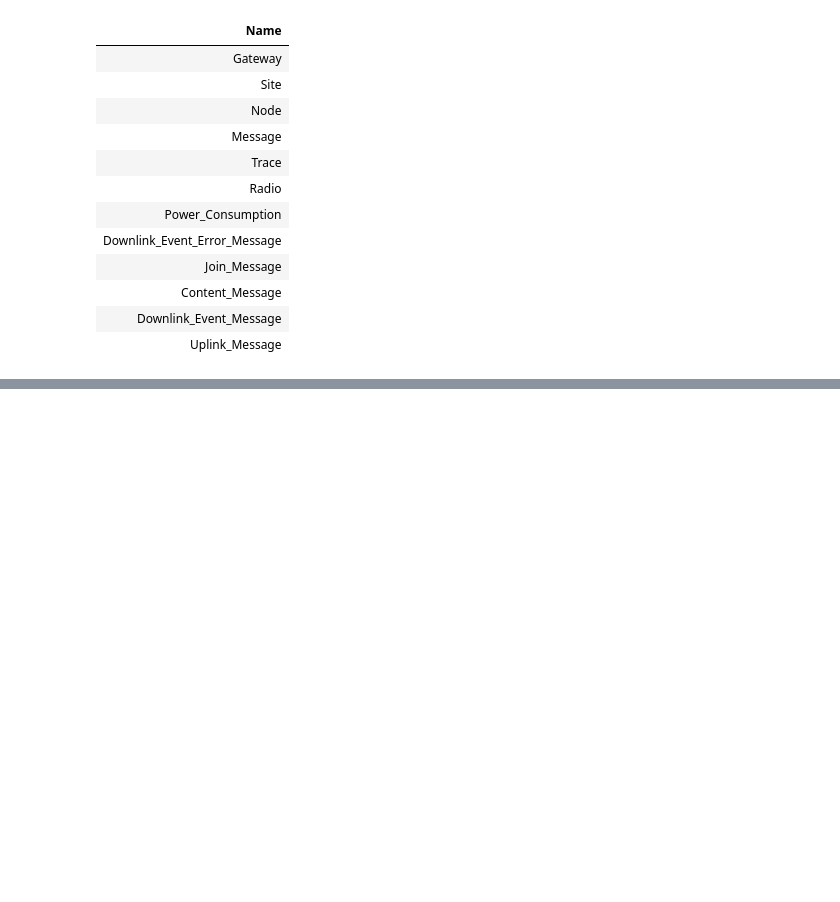
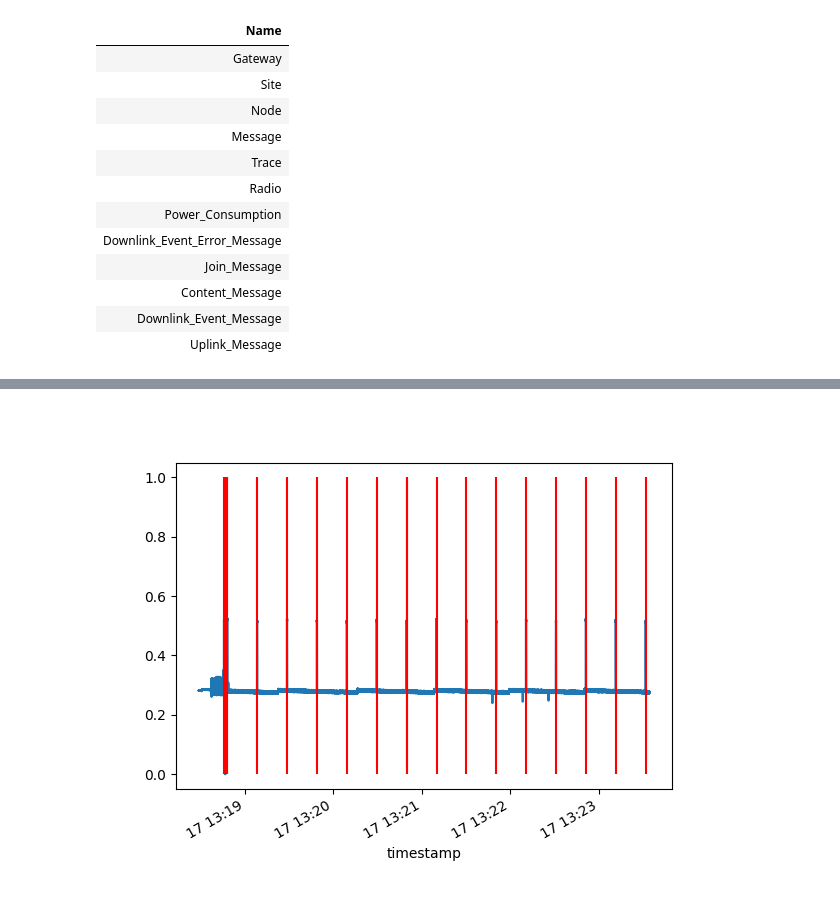
Before and after one commit to FlapKap/Terra, a Jupyter notebook: experiment/visualize.ipynb, the cells around one changed output, grey strips where cells are left out. Saved outputs shown, nothing was run; the diff lists cells and outputs as text; code cells hidden in the pictures; blank space fills up the shorter version.

```diff
--- a/experiment/visualize.ipynb
+++ b/experiment/visualize.ipynb
@@ -114,3 +96,15 @@ plt.show()
+# %%
+plt.figure()
+# single node
+power_single = power[(power["node_id"] =="70B3D57ED005E88A")]
+power_single["power"].plot()
+power_diff = power_single[(power_single["node_id"] =="70B3D57ED005E88A")]["power"].diff()
+
+filtered_power_diff = power_diff[power_diff < -.1]
+plt.vlines(filtered_power_diff.index, ymin=0, ymax=1, color="red")
+plt.show()
+# %% [output]
+[figure, added]
 # %%
 # lower=widgets.SelectionSlider(options=timestamps, value=timestamps.min())
 # upper=widgets.SelectionSlider(options=timestamps, value=timestamps.max())
```
Also changed, not shown: parts of 7 cells of this notebook.
